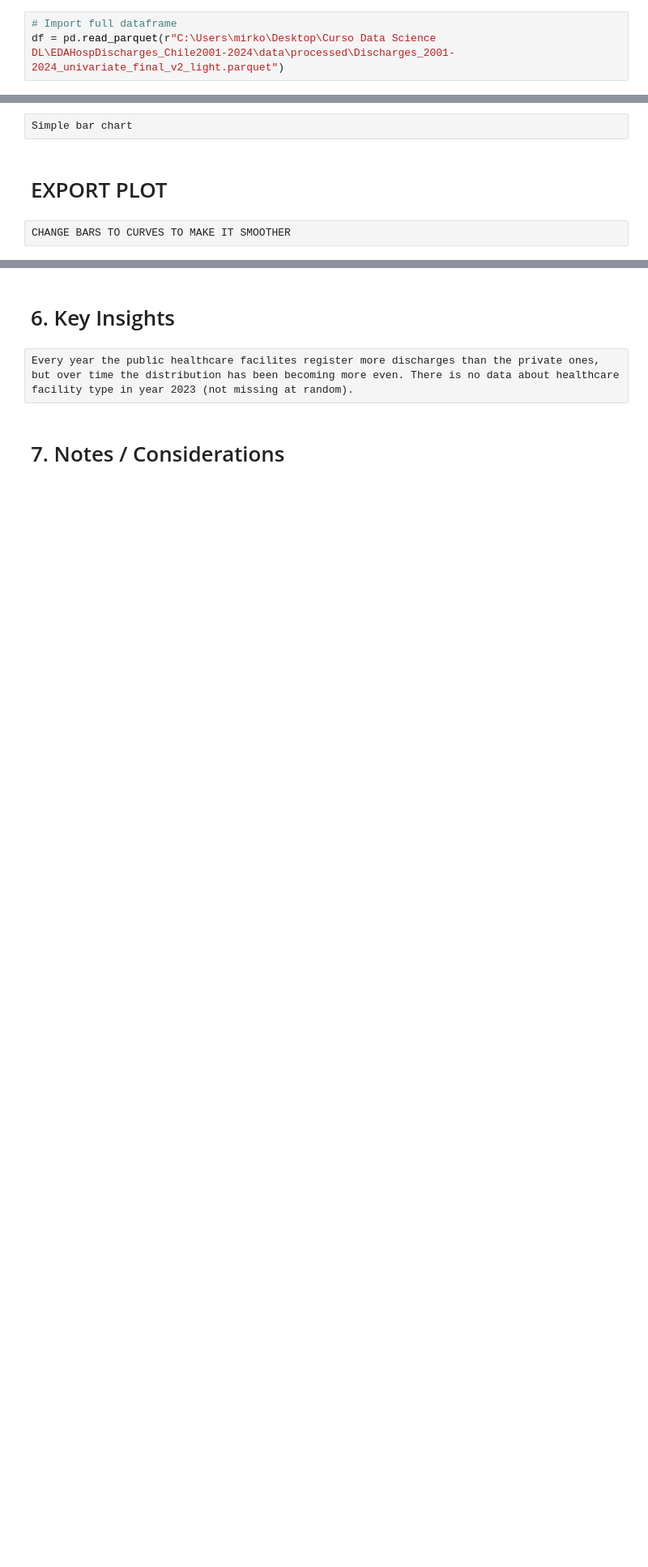
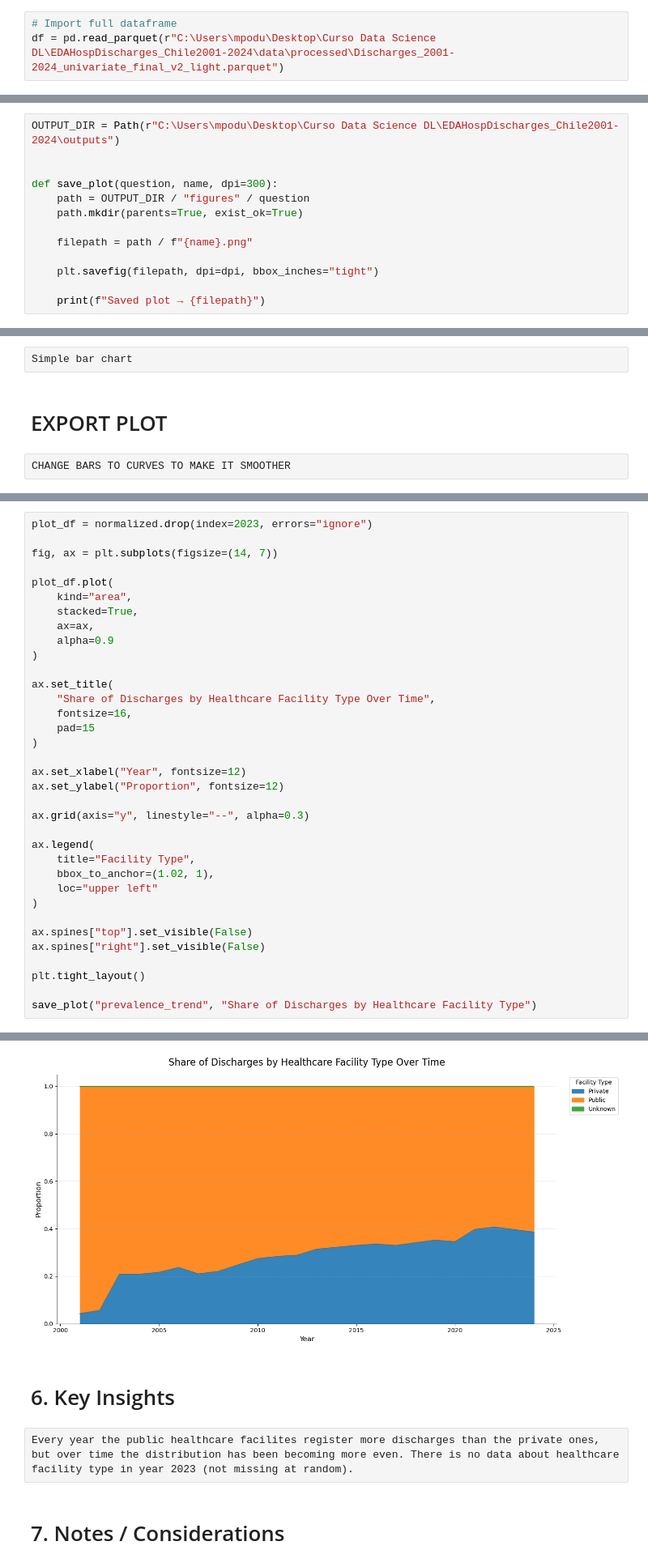
Before and after one commit to mirkopodunavak1996/EDAHospDischarges_Chile2001-2024, a Jupyter notebook: notebooks/General_Analysis_2001-2024_Bivariate(2).ipynb, the cells around one changed output, grey strips where cells are left out. Shown at 81% size. Cells and saved outputs as stored; diff of their text form; blank space fills up the shorter version.

Commit message:
Plots exported ready for one pagers

```diff
--- a/notebooks/General_Analysis_2001-2024_Bivariate(2).ipynb
+++ b/notebooks/General_Analysis_2001-2024_Bivariate(2).ipynb
@@ -34,7 +35,7 @@ Purpose:
 # Data importation: after univariate analysis
 # %%
 # Import full dataframe
-df = pd.read_parquet(r"C:\Users\mirko\Desktop\Curso Data Science DL\EDAHospDischarges_Chile2001-2024\data\processed\Discharges_2001-2024_univariate_final_v2_light.parquet")
+df = pd.read_parquet(r"C:\Users\mpodu\Desktop\Curso Data Science DL\EDAHospDischarges_Chile2001-2024\data\processed\Discharges_2001-2024_univariate_final_v2_light.parquet")
 # %% [markdown]
 # 2. Data Overview
 # %%
@@ -130,0 +134,13 @@ In general, the unviariate analysis helped to understand each variable itself, s
+# %%
+OUTPUT_DIR = Path(r"C:\Users\mpodu\Desktop\Curso Data Science DL\EDAHospDischarges_Chile2001-2024\outputs")
+
+
+def save_plot(question, name, dpi=300):
+    path = OUTPUT_DIR / "figures" / question
+    path.mkdir(parents=True, exist_ok=True)
+
+    filepath = path / f"{name}.png"
+
+    plt.savefig(filepath, dpi=dpi, bbox_inches="tight")
+
+    print(f"Saved plot → {filepath}")
@@ -213,0 +239,36 @@ Text(0.5, 1.0, 'Proportion of Healthcare Facility Types per Year')
+# %%
+plot_df = normalized.drop(index=2023, errors="ignore")
+
+fig, ax = plt.subplots(figsize=(14, 7))
+
+plot_df.plot(
+    kind="area",
+    stacked=True,
+    ax=ax,
+    alpha=0.9
+)
+
+ax.set_title(
+    "Share of Discharges by Healthcare Facility Type Over Time",
+    fontsize=16,
+    pad=15
+)
+
+ax.set_xlabel("Year", fontsize=12)
+ax.set_ylabel("Proportion", fontsize=12)
+
+ax.grid(axis="y", linestyle="--", alpha=0.3)
+
+ax.legend(
+    title="Facility Type",
+    bbox_to_anchor=(1.02, 1),
+    loc="upper left"
+)
+
+ax.spines["top"].set_visible(False)
+ax.spines["right"].set_visible(False)
+
+plt.tight_layout()
+
+save_plot("prevalence_trend", "Share of Discharges by Healthcare Facility Type")
+# %% [output]
@@ -214,3 +276,4 @@ Text(0.5, 1.0, 'Proportion of Healthcare Facility Types per Year')
+[figure, added]
 # %% [markdown]
 # 6. Key Insights
 # %% [raw]
```
Also changed, not shown: parts of 59 cells of this notebook.
